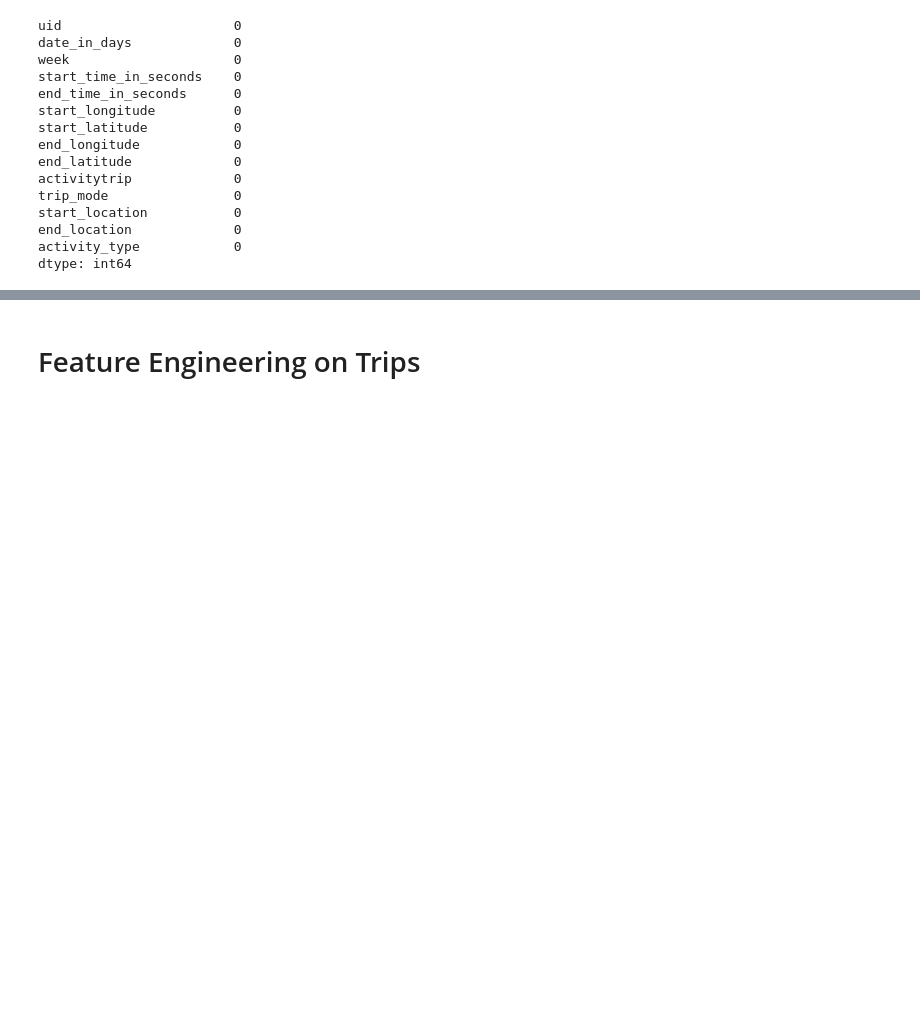
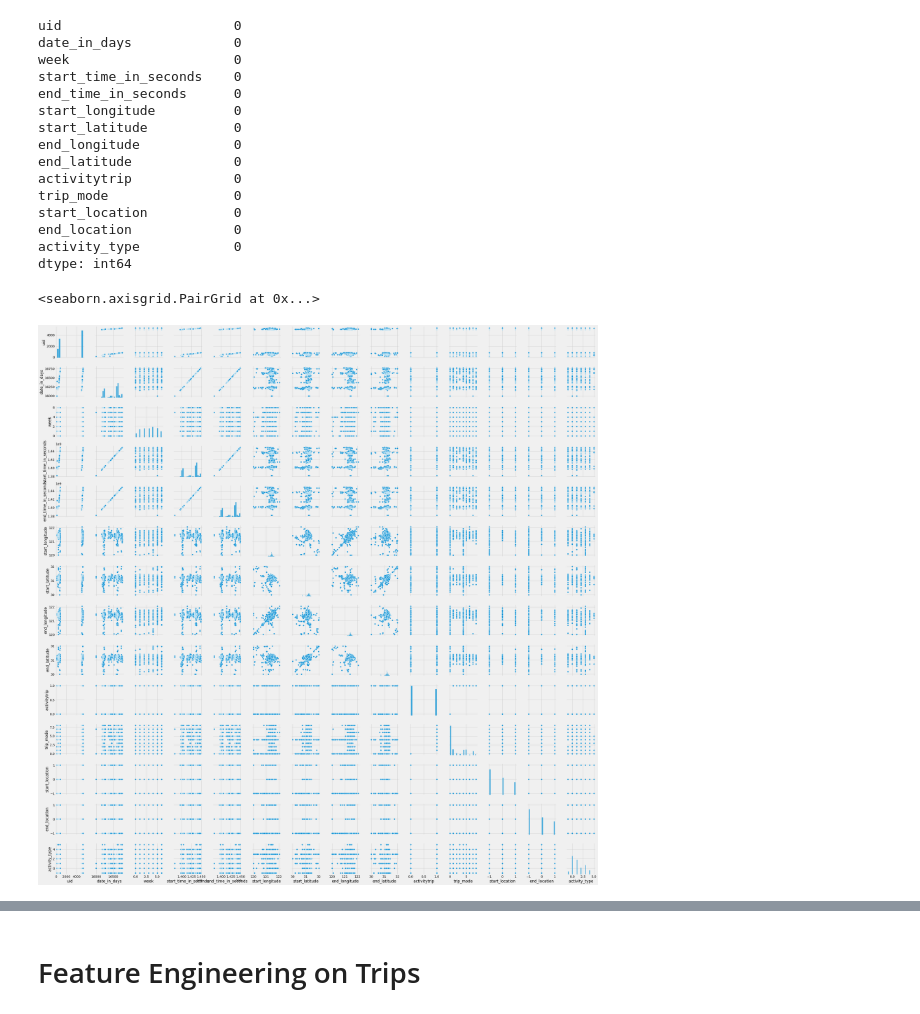
Before and after one commit to vvaynethomas/gps_project, a Jupyter notebook: eda.ipynb, the cells around one changed output, grey strips where cells are left out. Drawn from its saved outputs; the diff is of its cells as text; code cells hidden in the pictures; blank space fills up the shorter version.

```diff
--- a/eda.ipynb
+++ b/eda.ipynb
@@ -55,6 +58,11 @@ start_location           0
 end_location             0
 activity_type            0
 dtype: int64
+# %%
+sns.pairplot(full_data)
+# %% [output]
+<seaborn.axisgrid.PairGrid at 0x...>
+[figure, added]
 # %%
 target_corr = full_data.corr()['end_location'].sort_values()
 print(target_corr)
```
Also changed, not shown: parts of 46 cells of this notebook, 15 other files.
